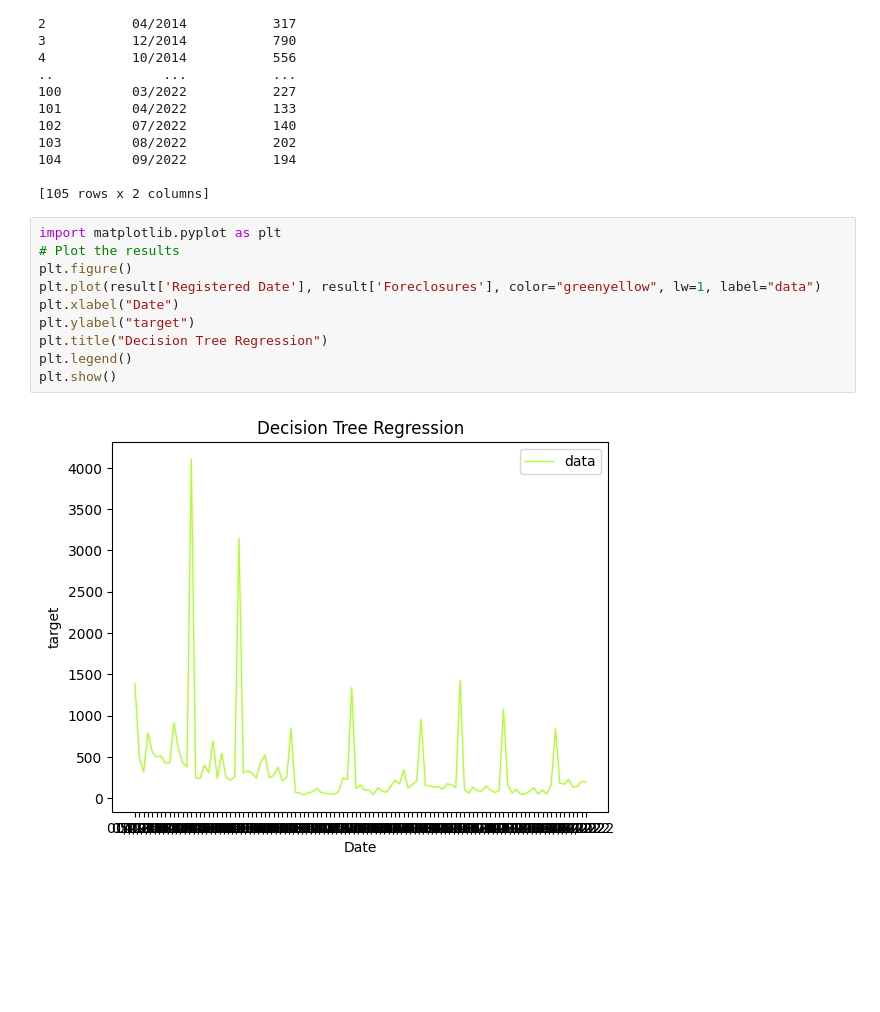
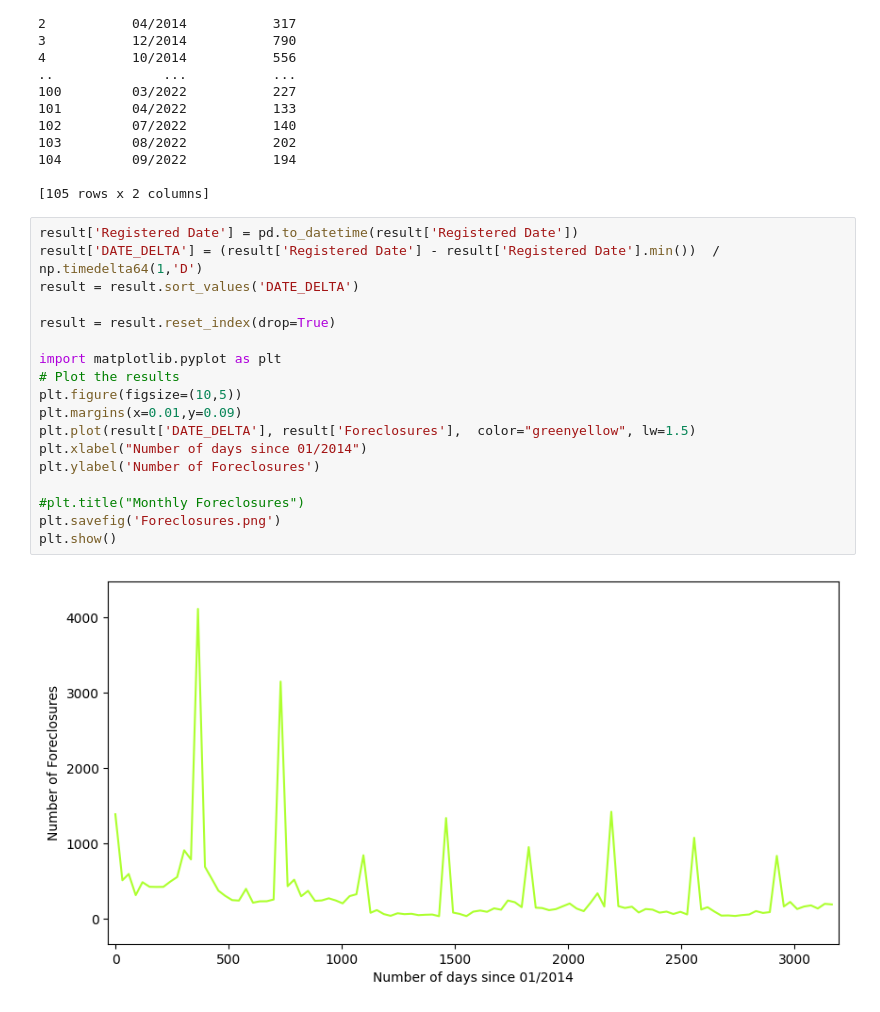
Before and after one commit to Shramster/Predicting-Los-Angeles-Foreclosures, a Jupyter notebook: util/MonthlyData_Foreclosure.ipynb, the cells around one changed output. Drawn from its saved outputs; the diff is of its cells as text; blank space fills up the shorter version.

Commit message:
Added plot to MonthlyData_Foreclosures

```diff
--- a/util/MonthlyData_Foreclosure.ipynb
+++ b/util/MonthlyData_Foreclosure.ipynb
@@ -49,14 +49,22 @@ print(result)
 
 [105 rows x 2 columns]
 # %%
+result['Registered Date'] = pd.to_datetime(result['Registered Date'])
+result['DATE_DELTA'] = (result['Registered Date'] - result['Registered Date'].min())  / np.timedelta64(1,'D')
+result = result.sort_values('DATE_DELTA')
+
+result = result.reset_index(drop=True)
+
 import matplotlib.pyplot as plt
 # Plot the results
-plt.figure()
-plt.plot(result['Registered Date'], result['Foreclosures'], color="greenyellow", lw=1, label="data")
-plt.xlabel("Date")
-plt.ylabel("target")
-plt.title("Decision Tree Regression")
-plt.legend()
+plt.figure(figsize=(10,5))
+plt.margins(x=0.01,y=0.09)
+plt.plot(result['DATE_DELTA'], result['Foreclosures'],  color="greenyellow", lw=1.5)
+plt.xlabel("Number of days since 01/2014")
+plt.ylabel('Number of Foreclosures')
+
+#plt.title("Monthly Foreclosures")
+plt.savefig('Foreclosures.png')
 plt.show()
 # %% [output]
-[figure, old version]
+[figure, new version]
```
Also changed, not shown: 4 other files.
